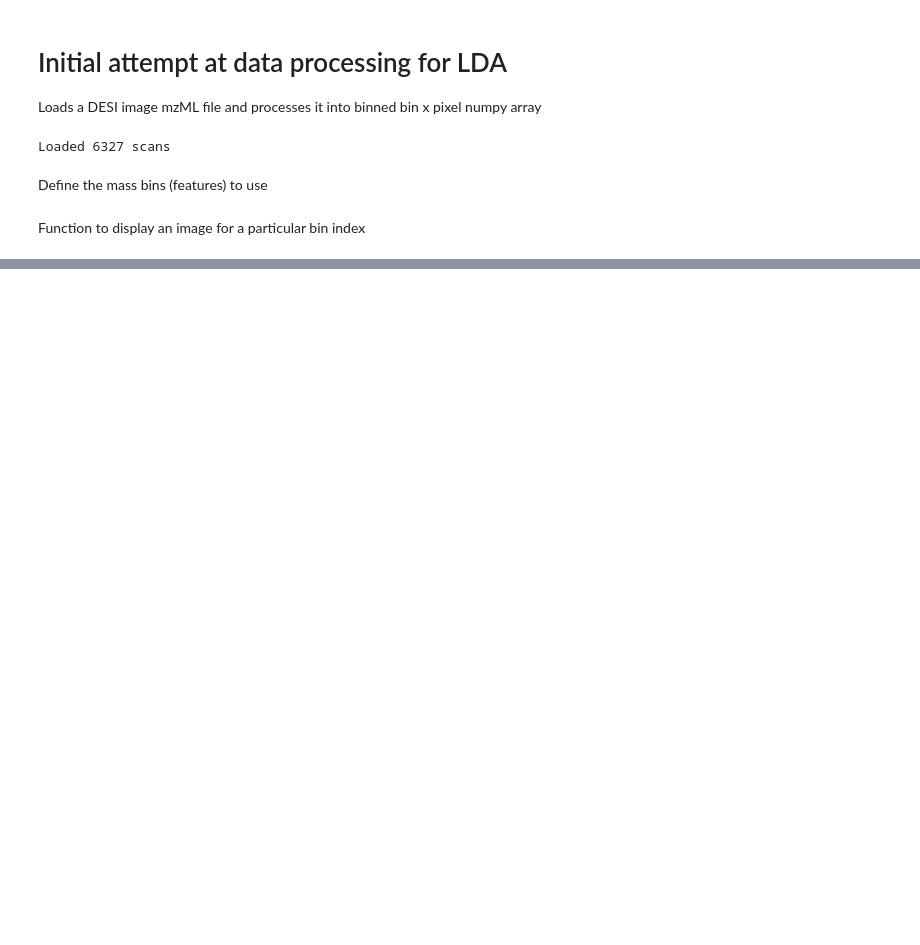
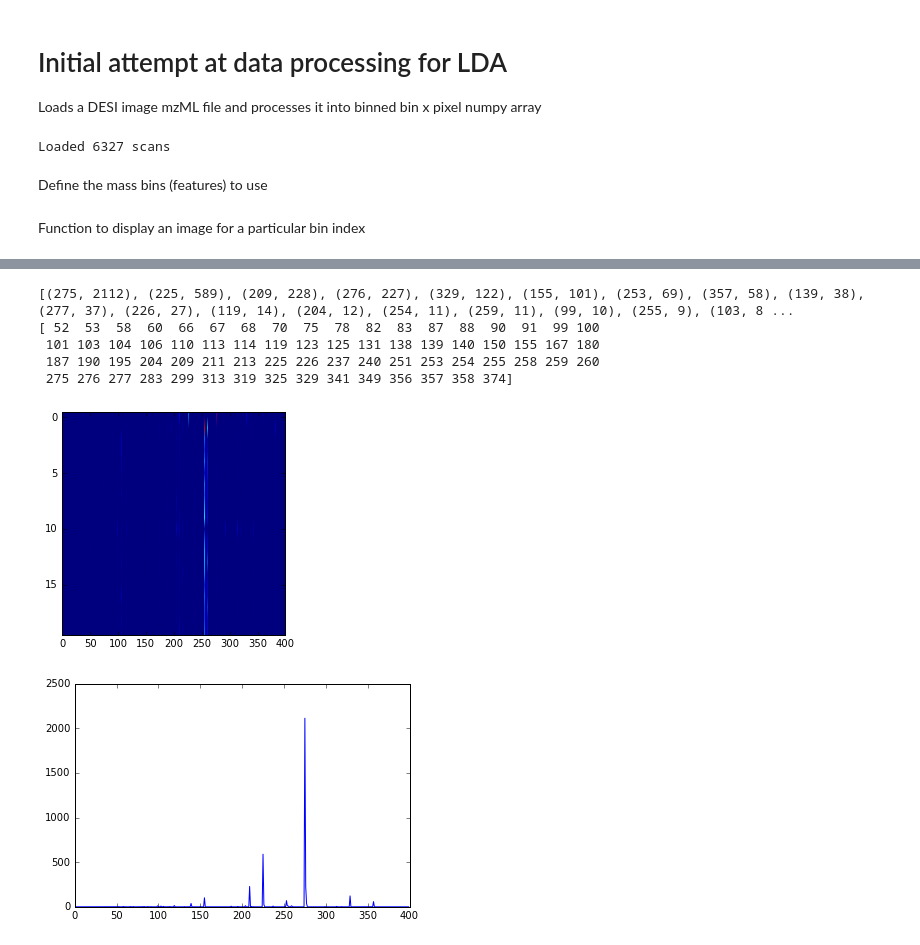
Before and after one commit to sdrogers/inklda, a Jupyter notebook: notebooks/Initial_data_processing.ipynb, the cells around one changed output, grey strips where cells are left out. Drawn from its saved outputs; the diff is of its cells as text; code cells hidden in the pictures; blank space fills up the shorter version.

```diff
--- a/notebooks/Initial_data_processing.ipynb
+++ b/notebooks/Initial_data_processing.ipynb
@@ -60,0 +123,7 @@ display_image(binned_data,[211],nScans)
+# %%
+global_topic_counts = np.zeros((K),np.int)
+for coord in doc_topic_counts:
+    global_topic_counts += doc_topic_counts[coord]
+# %%
+alpha = 1.0
+beta = 1.0
@@ -60,0 +141,25 @@ display_image(binned_data,[211],nScans)
+# %%
+nSamples = 100
+for sample in range(nSamples):
+    print "Sample {}".format(sample)
+    for coord in docs:
+        doc = docs[coord]
+        for word in doc:
+            membs = doc[word]
+            for i,m in enumerate(membs):
+                topic_word_counts[m][word] -= 1
+                doc_topic_counts[coord][m] -= 1
+                global_topic_counts[m] -= 1
+
+                pwordintopic = (topic_word_counts[:,word] + beta)/(topic_word_counts+beta).sum(axis=1)
+
+                ptopicindoc = doc_topic_counts[coord] + alpha
+                topicprobs = pwordintopic*ptopicindoc
+                topicprobs /= topicprobs.sum()
+
+                new_topic = np.random.choice(K,p=topicprobs)
+                membs[i] = new_topic
+
+                topic_word_counts[new_topic][word] += 1
+                doc_topic_counts[coord][new_topic] += 1
+                global_topic_counts[new_topic] += 1
@@ -60,0 +184,21 @@ display_image(binned_data,[211],nScans)
+# %%
+plt.imshow(topic_word_counts,aspect=20)
+plt.figure()
+plt.plot(topic_word_counts[0,:])
+words = np.nonzero(topic_word_counts[0,:]>0)[0]
+
+wc = []
+for w in range(W):
+    wc.append((w,topic_word_counts[0,w]))
+
+wc = sorted(wc,key = lambda x: x[1],reverse=True)
+print wc
+print words
+# %% [output]
+[(275, 2112), (225, 589), (209, 228), (276, 227), (329, 122), (155, 101), (253, 69), (357, 58), (139, 38), (277, 37), (226, 27), (119, 14), (204, 12), (254, 11), (259, 11), (99, 10), (255, 9), (103, 8 ...
+[ 52  53  58  60  66  67  68  70  75  78  82  83  87  88  90  91  99 100
+ 101 103 104 106 110 113 114 119 123 125 131 138 139 140 150 155 167 180
+ 187 190 195 204 209 211 213 225 226 237 240 251 253 254 255 258 259 260
+ 275 276 277 283 299 313 319 325 329 341 349 356 357 358 374]
+[figure, added]
+[figure, added]
```
Also changed, not shown: parts of 13 cells of this notebook.
